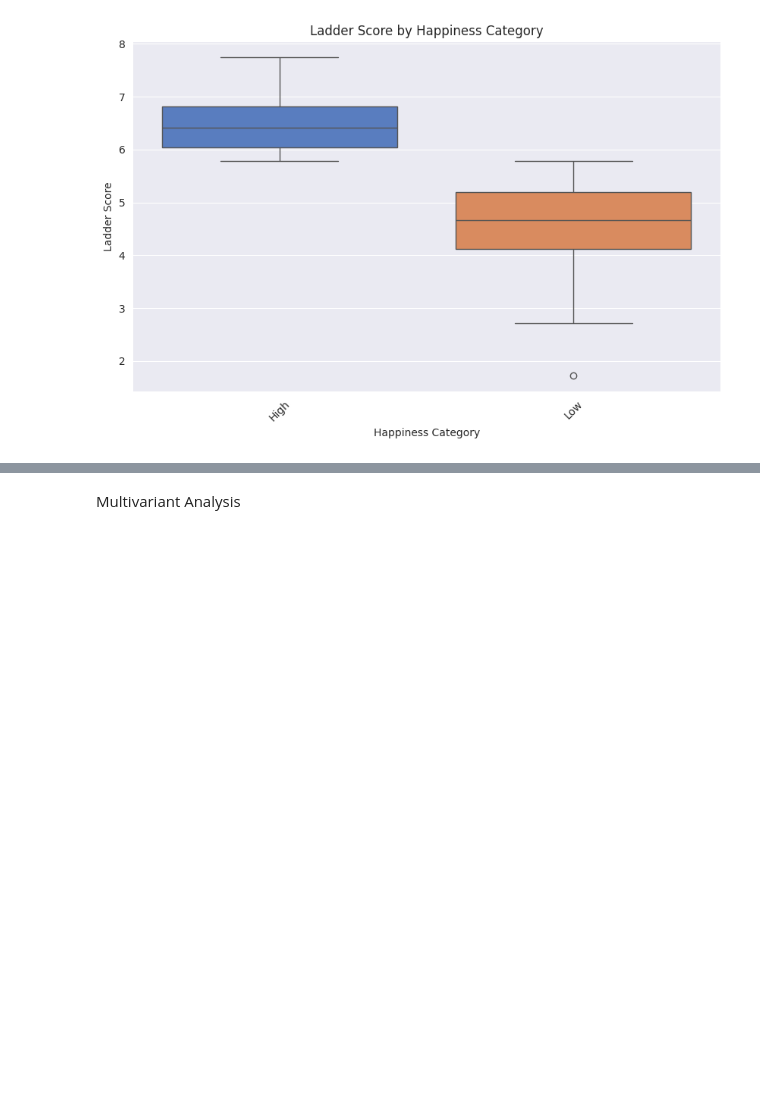
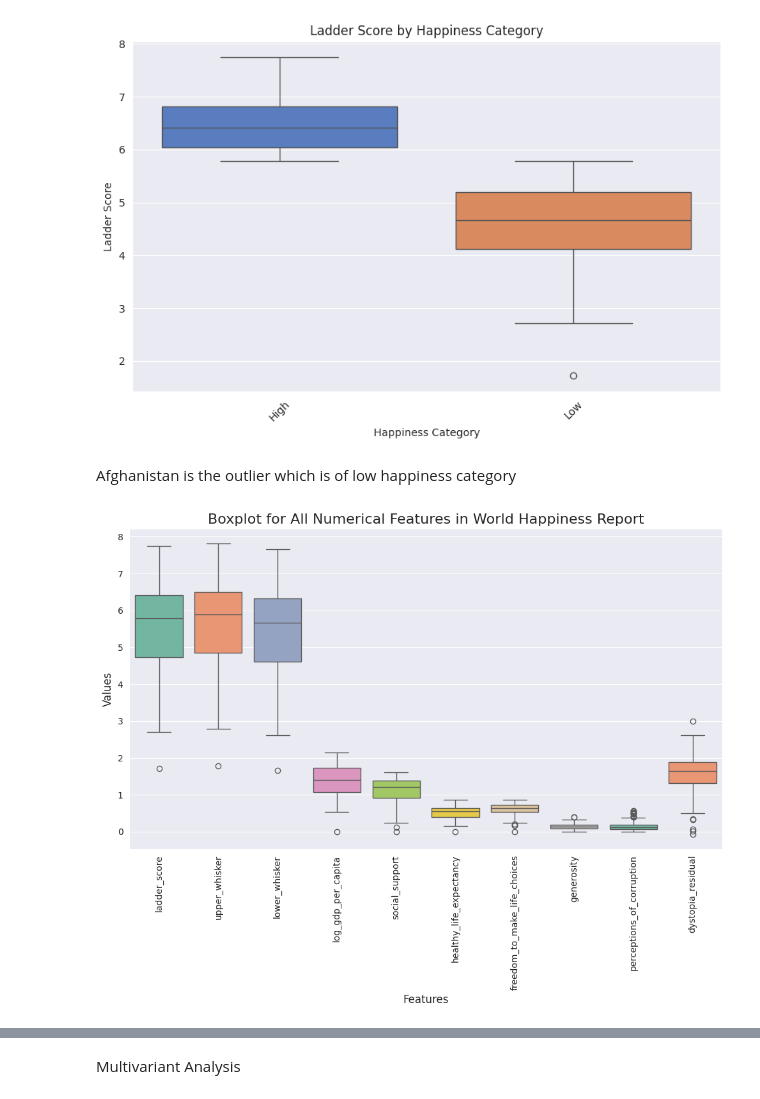
Before and after one commit to Diwash17/5CS037-Final-Portfolio-WHR-2024-, a Jupyter notebook: 2407736_DiwashAdhikari.ipynb, the cells around one changed output, grey strips where cells are left out. Cells and saved outputs as stored; diff of their text form; code cells hidden in the pictures; blank space fills up the shorter version.

```diff
--- a/2407736_DiwashAdhikari.ipynb
+++ b/2407736_DiwashAdhikari.ipynb
@@ -432,4 +473,24 @@ plt.xticks(rotation=45)
 plt.show()
 # %% [output]
 [figure]
+# %% [markdown]
+Afghanistan is the outlier which is of low happiness category
+# %%
+# Create a boxplot for all numerical columns in the World_Happiness_Report DataFrame
+plt.figure(figsize=(10, 8))
+sns.boxplot(data=World_Happiness_Report.select_dtypes(include=['float64', 'int64']), palette='Set2')
+
+# Add title and labels
+plt.title("Boxplot for All Numerical Features in World Happiness Report", fontsize=16)
+plt.xlabel("Features", fontsize=12)
+plt.ylabel("Values", fontsize=12)
+
+# Rotate x-axis labels for better visibility
+plt.xticks(rotation=90)
+
+# Show the plot
+plt.tight_layout()
+plt.show()
+# %% [output]
+[figure, added]
 # %%
```
Also changed, not shown: parts of 69 cells of this notebook.
